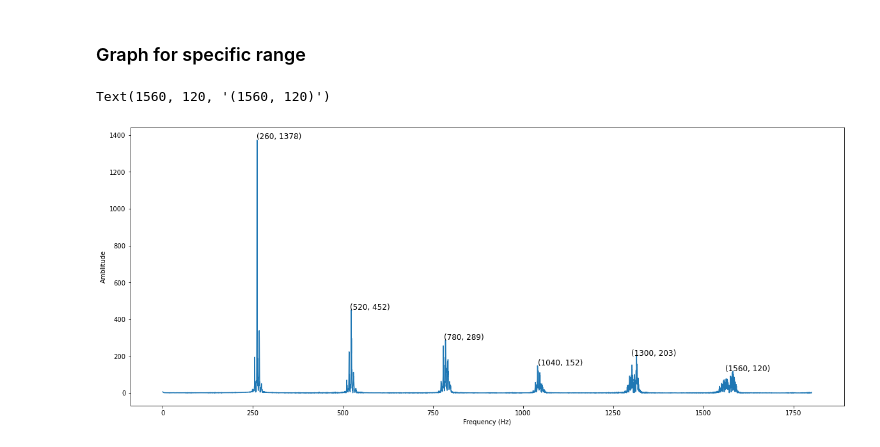
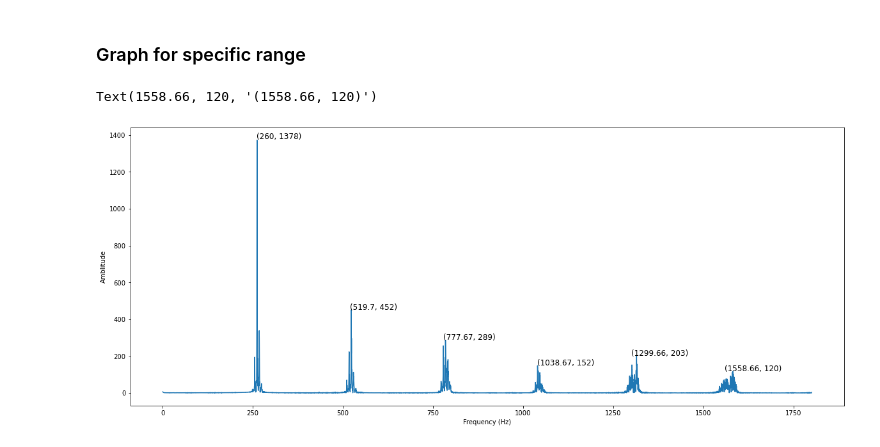
Before and after one commit to Rathees-Koneswarann/matplotlib-signal-analisis, a Jupyter notebook: violin-sound-process.ipynb, the cells around one changed output. Saved outputs shown, nothing was run; the diff lists cells and outputs as text; code cells hidden in the pictures.

```diff
--- a/violin-sound-process.ipynb
+++ b/violin-sound-process.ipynb
@@ -96,15 +96,15 @@ Text(0, 0.5, 'Amblitude')
 # %%
 fig, ax = plt.subplots(figsize=(20,8))
 condition = (fr >0) & (fr < 1800)
 plt.plot(fr[condition],np.abs(c[condition]))
 plt.xlabel('Frequency (Hz)')
 plt.ylabel('Amblitude')
 ax.text(260, 1378, '(260, 1378)', size=12)
-ax.text(260*2, 452, '(520, 452)', size=12)
-ax.text(260*3, 289, '(780, 289)', size=12)
-ax.text(260*4, 152, '(1040, 152)', size=12)
-ax.text(260*5, 203, '(1300, 203)', size=12)
-ax.text(260*6, 120, '(1560, 120)', size=12)
+ax.text(519.7, 452, '(519.7, 452)', size=12)
+ax.text(777.67, 289, '(777.67, 289)', size=12)
+ax.text(1038.67, 152, '(1038.67, 152)', size=12)
+ax.text(1299.66, 203, '(1299.66, 203)', size=12)
+ax.text(1558.66, 120, '(1558.66, 120)', size=12)
 # %% [output]
-Text(1560, 120, '(1560, 120)')
+Text(1558.66, 120, '(1558.66, 120)')
-[figure, old version]
+[figure, new version]
```
Also changed, not shown: parts of 3 cells of this notebook, 1 other file.
